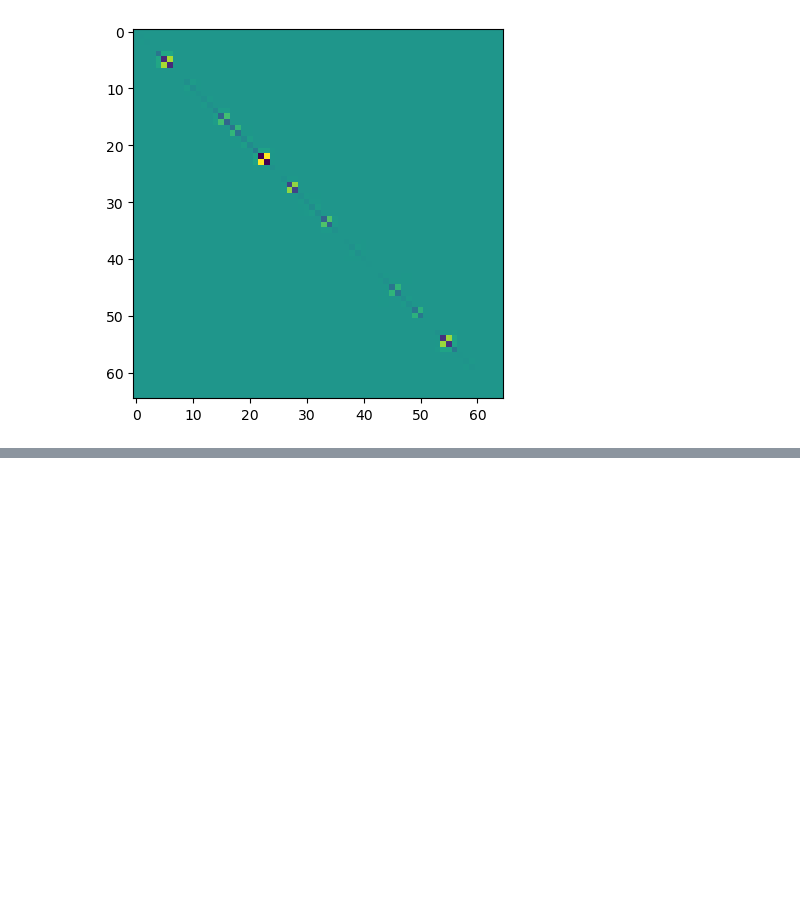
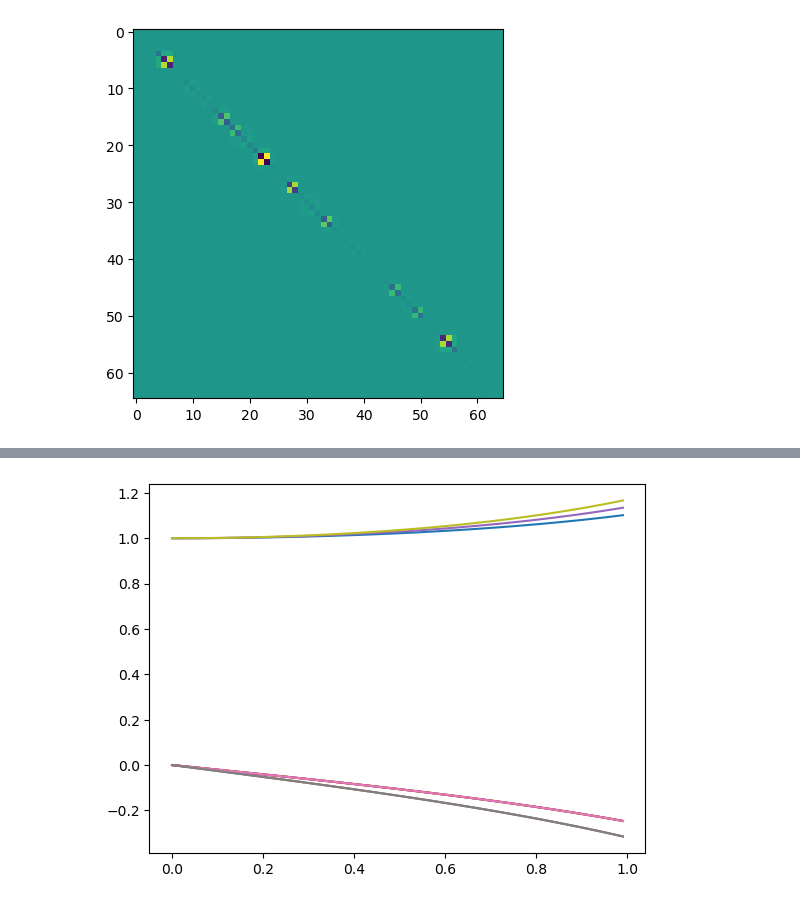
Before and after one commit to pchlenski/phylosig, a Jupyter notebook: 07_convex_combination.ipynb, the cells around one changed output, grey strips where cells are left out. Cells and saved outputs as stored; diff of their text form; code cells hidden in the pictures; blank space fills up the shorter version.

```diff
--- a/07_convex_combination.ipynb
+++ b/07_convex_combination.ipynb
@@ -255,0 +313,38 @@ plt.imshow(C_lam_inv - C_lam_inv_convex)
+# %%
+# 3x3 symmetric matrix case
+
+a = d = f = 1
+b, c, e = np.random.rand(3)
+
+lam = 0
+vals = {}
+for x in range(3):
+    for y in range(3):
+        vals[(x,y)] = []
+
+lams = []
+for row in range(10):
+    for col in range(10):
+        lams.append(lam)
+        det_C_lam = a * (d * f - lam**2 * e**2) - lam * b * (lam * b * f - lam * c * e) + lam * c * (lam * b * e - lam * c * d)
+
+        adjugate_C_lam = np.array([
+            [(d * f - lam**2 * e**2), -(lam * c * f - lam * b * e), (lam * b * e - lam * c * d)],
+            [-(lam * c * f - lam * b * e), (a * f - lam**2 * c**2), -(lam * a * e - lam * b * c)],
+            [(lam * b * e - lam * c * d), -(lam * a * e - lam * b * c), (a * d - lam**2 * b**2)]
+        ])
+        C_lam_inv = adjugate_C_lam / det_C_lam
+
+        # axs[row, col].matshow(C_lam_inv)
+
+        lam += .01
+
+        for x in range(3):
+            for y in range(3):
+                vals[(x,y)].append(C_lam_inv[x, y])
+
+for x in range(3):
+    for y in range(3):
+        plt.plot(lams, vals[(x,y)], label=(x,y))
+# %% [output]
+[figure, added]
```
Also changed, not shown: parts of 9 cells of this notebook, 4 other files.
